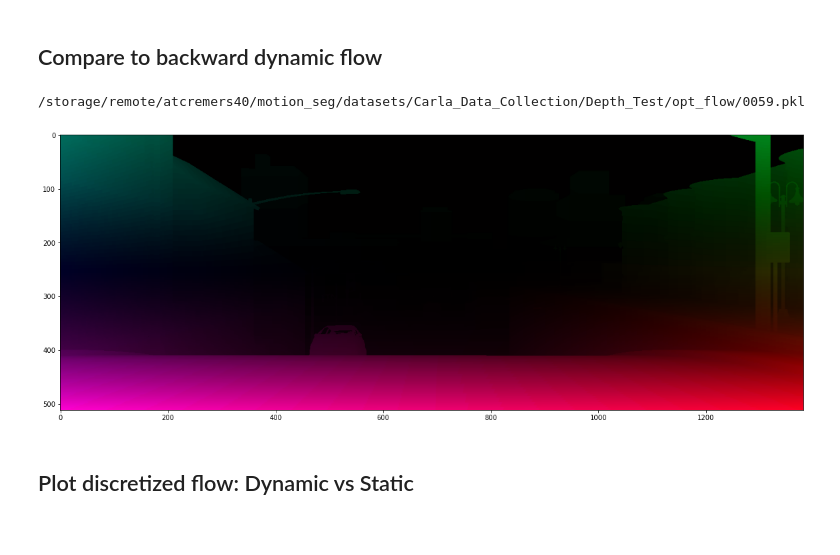
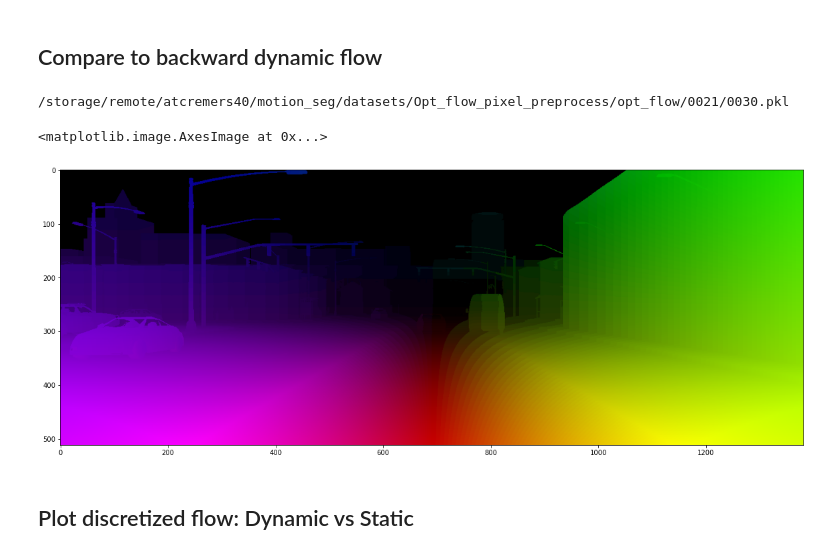
Before and after one commit to jonasdieker/motion_segmentation, a Jupyter notebook: unsupervised/static_scene_flow.ipynb, the cells around one changed output. Drawn from its saved outputs; the diff is of its cells as text; code cells hidden in the pictures.

```diff
--- a/unsupervised/static_scene_flow.ipynb
+++ b/unsupervised/static_scene_flow.ipynb
@@ -206,16 +230,23 @@ plot_pair(images[first_image_idx], images[first_image_idx+offset])
 # %% [markdown]
 ## Compare to backward dynamic flow
-# %%
-backward_static_flow_path = images[first_image_idx+offset].split("/")
-backward_static_flow_path[-2] = "opt_flow"
-backward_static_flow_path = "/".join(backward_static_flow_path)
-backward_static_flow_path = backward_static_flow_path.split(".")[0] + ".pkl"
-print(backward_static_flow_path)
-backward_static_flow = np.load(backward_static_flow_path)
-vis_flow(backward_static_flow)
-# %% [output]
-/storage/remote/atcremers40/motion_seg/datasets/Carla_Data_Collection/Depth_Test/opt_flow/0059.pkl
-[figure, removed]
+# %%
+backward_dynamic_flow_path = images[first_image_idx+offset].split("/")
+backward_dynamic_flow_path[-3] = "opt_flow"
+backward_dynamic_flow_path = "/".join(backward_dynamic_flow_path)
+backward_dynamic_flow_path = backward_dynamic_flow_path.split(".")[0] + ".pkl"
+print(backward_dynamic_flow_path)
+backward_dynamic_flow = np.load(backward_dynamic_flow_path)
+# convert back to normal, convert to correct
+# backward_dynamic_flow[:, :, 0] /= (backward_dynamic_flow.shape[0] * -0.5)
+# backward_dynamic_flow[:, :, 1] /= (backward_dynamic_flow.shape[1] * 0.5)
+# backward_dynamic_flow[:, :, 0] *= backward_dynamic_flow.shape[1] * -0.5
+# backward_dynamic_flow[:, :, 1] *= backward_dynamic_flow.shape[0] * 0.5
+vis_flow(backward_dynamic_flow)
+plt.imshow(render_optical_flow_data(backward_dynamic_flow))
+# %% [output]
+/storage/remote/atcremers40/motion_seg/datasets/Opt_flow_pixel_preprocess/opt_flow/0021/0030.pkl
+<matplotlib.image.AxesImage at 0x...>
+[figure, added]
 # %% [markdown]
 ## Plot discretized flow: Dynamic vs Static
 # %%
```
Also changed, not shown: parts of 7 cells of this notebook.
